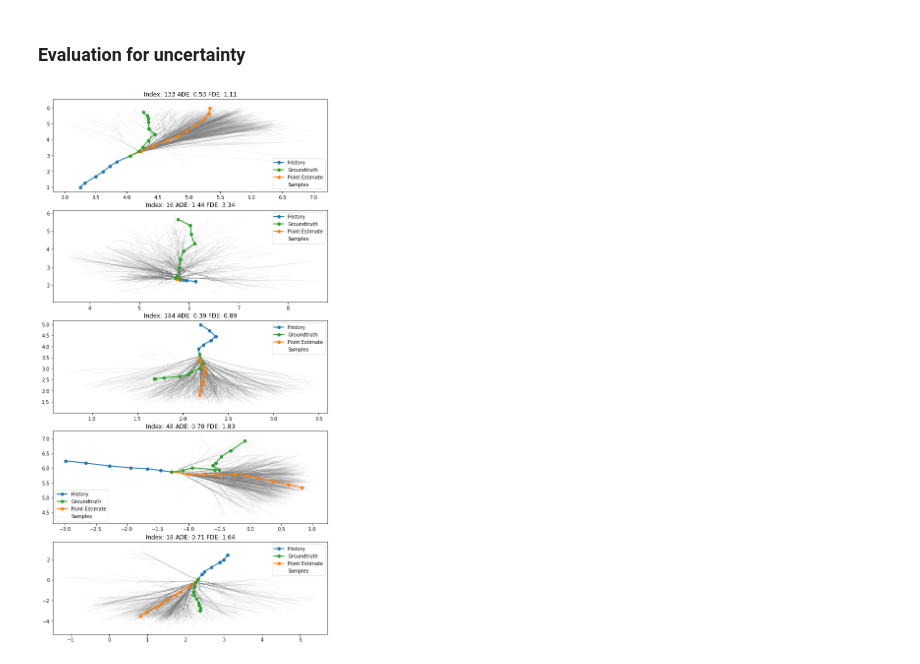
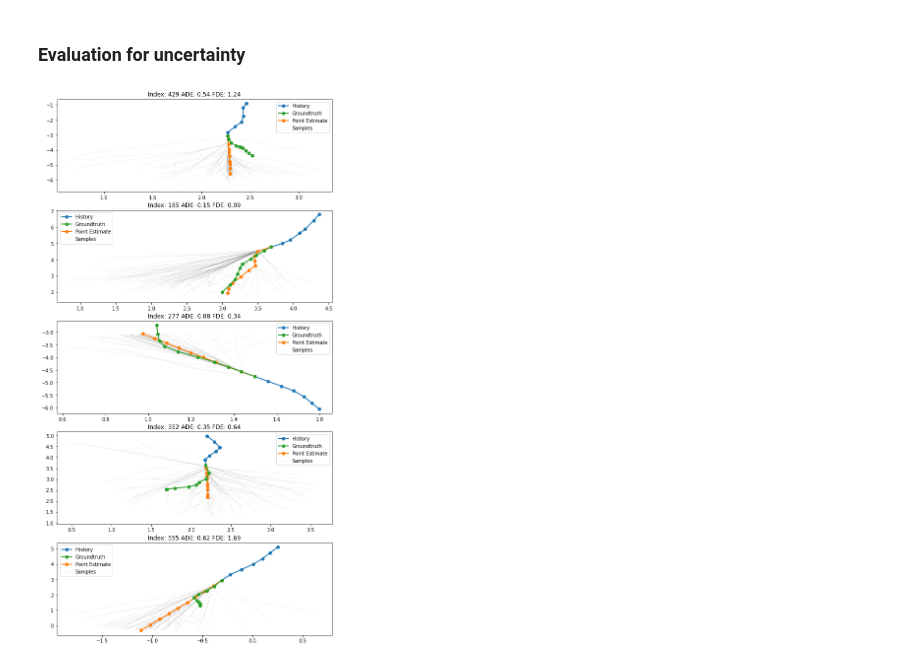
Before and after one commit to fengzileee/nus-cs5340, a Jupyter notebook: notebooks/hmm_latent_segments.ipynb, the cells around one changed output. Saved outputs shown, nothing was run; the diff lists cells and outputs as text; code cells hidden in the pictures.

```diff
--- a/notebooks/hmm_latent_segments.ipynb
+++ b/notebooks/hmm_latent_segments.ipynb
@@ -332,14 +334,14 @@ evaluator.hist()
 # %%
 import matplotlib.pyplot as plt
 
-viz = SamplingVisualizer(N_future=4, N_history=history_traj_length, sample_size=1000)
+viz = SamplingVisualizer(N_history=history_traj_length, sample_size=100)
 fig, axs = plt.subplots(5, 1, figsize=(10, 20))
 
 for ax in axs:
     idx = np.random.randint(0, trajlets_for_testing.shape[0])
     traj = trajlets_for_testing[idx, :, :]
     viz.visualize_to_axis(ax, predictor, traj)
     ax.set_title(f"Index: {idx} ADE: {result['ade'][idx]:.2f} FDE: {result['fde'][idx]:.2f}")
 #     ax.set_aspect(1)
 # %% [output]
-[figure, old version]
+[figure, new version]
```
Also changed, not shown: parts of 18 cells of this notebook, 4 other files.
